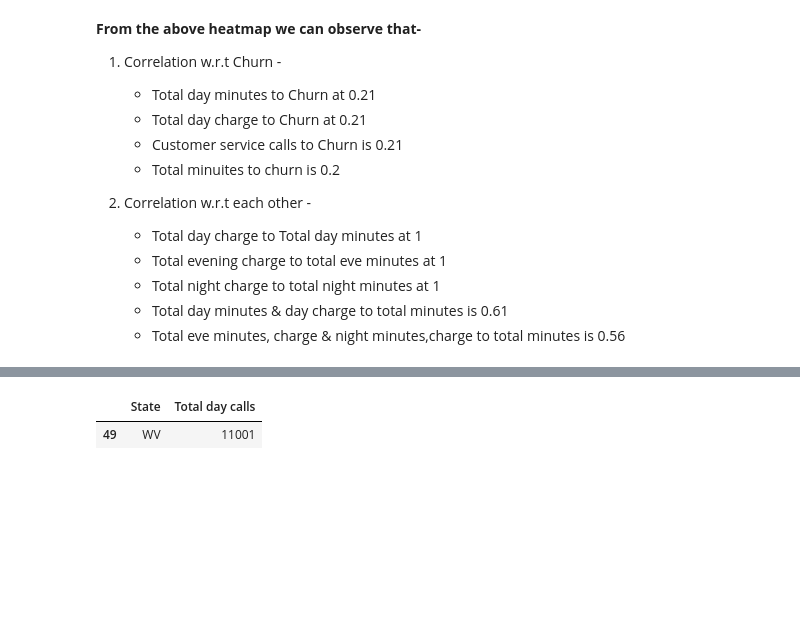
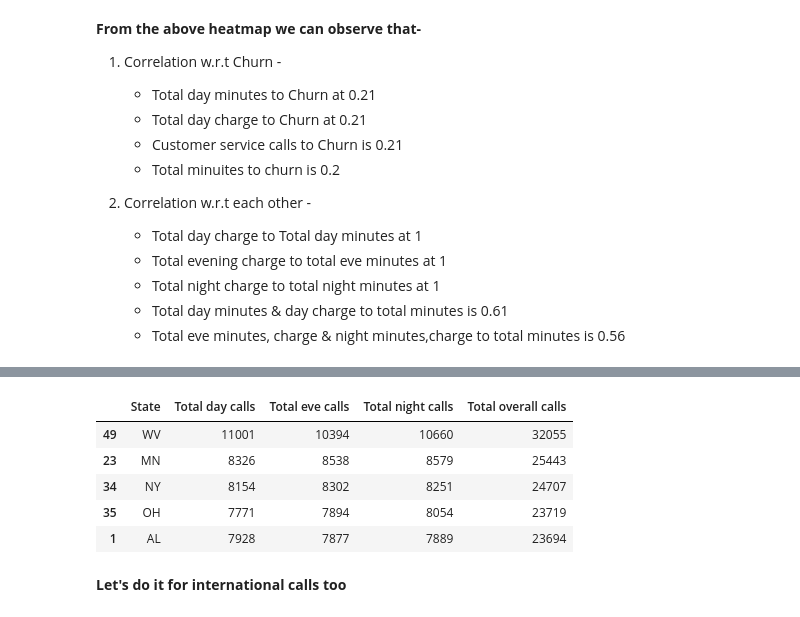
Before and after one commit to DT22179/Telecom-Churn-Analysis, a Jupyter notebook: Telecom_Churn_Analysis_Capstone_Project.ipynb, the cells around one changed output, grey strips where cells are left out. Drawn from its saved outputs; the diff is of its cells as text; code cells hidden in the pictures; blank space fills up the shorter version.

```diff
--- a/Telecom_Churn_Analysis_Capstone_Project.ipynb
+++ b/Telecom_Churn_Analysis_Capstone_Project.ipynb
@@ -610 +685,14 @@ plt.show()
+# %%
+tele_df_top5_overall_calls_state = tele_df_overall_calls_state.loc[tele_df_overall_calls_state['Total overall calls'] == tele_df_overall_calls_state['Total overall calls']].sort_values(by='Total overall calls', ascending=False)[:5]
+# %%
+tele_df_top5_overall_calls_state
+# %% [output]
+|  | State | Total day calls | Total eve calls | Total night calls | Total overall calls |
+| 49 | WV | 11001 | 10394 | 10660 | 32055 |
+| 23 | MN | 8326 | 8538 | 8579 | 25443 |
+| 34 | NY | 8154 | 8302 | 8251 | 24707 |
+| 35 | OH | 7771 | 7894 | 8054 | 23719 |
+| 1 | AL | 7928 | 7877 | 7889 | 23694 |
+# %% [markdown]
+**Let's do it for international calls too**
 # %%
@@ -612,5 +699,0 @@ tele_df_high_call_state = tele_df.groupby('State')['Total day calls'].sum().rese
-# %%
-tele_df_high_call_state.loc[tele_df_high_call_state['Total day calls'] == tele_df_high_call_state['Total day calls'].max()]
-# %% [output]
-|  | State | Total day calls |
-| 49 | WV | 11001 |
```
Also changed, not shown: parts of 36 cells of this notebook.
